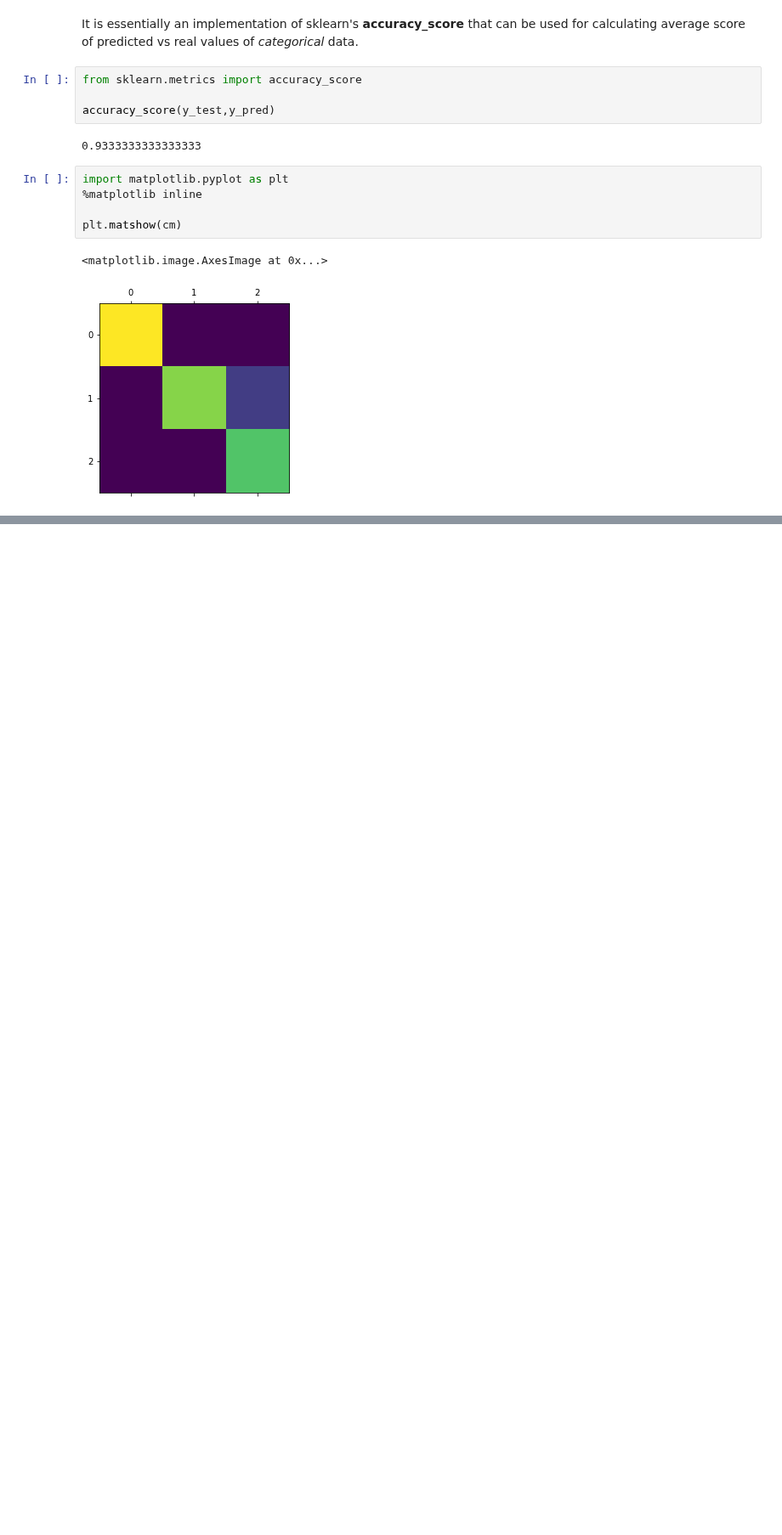
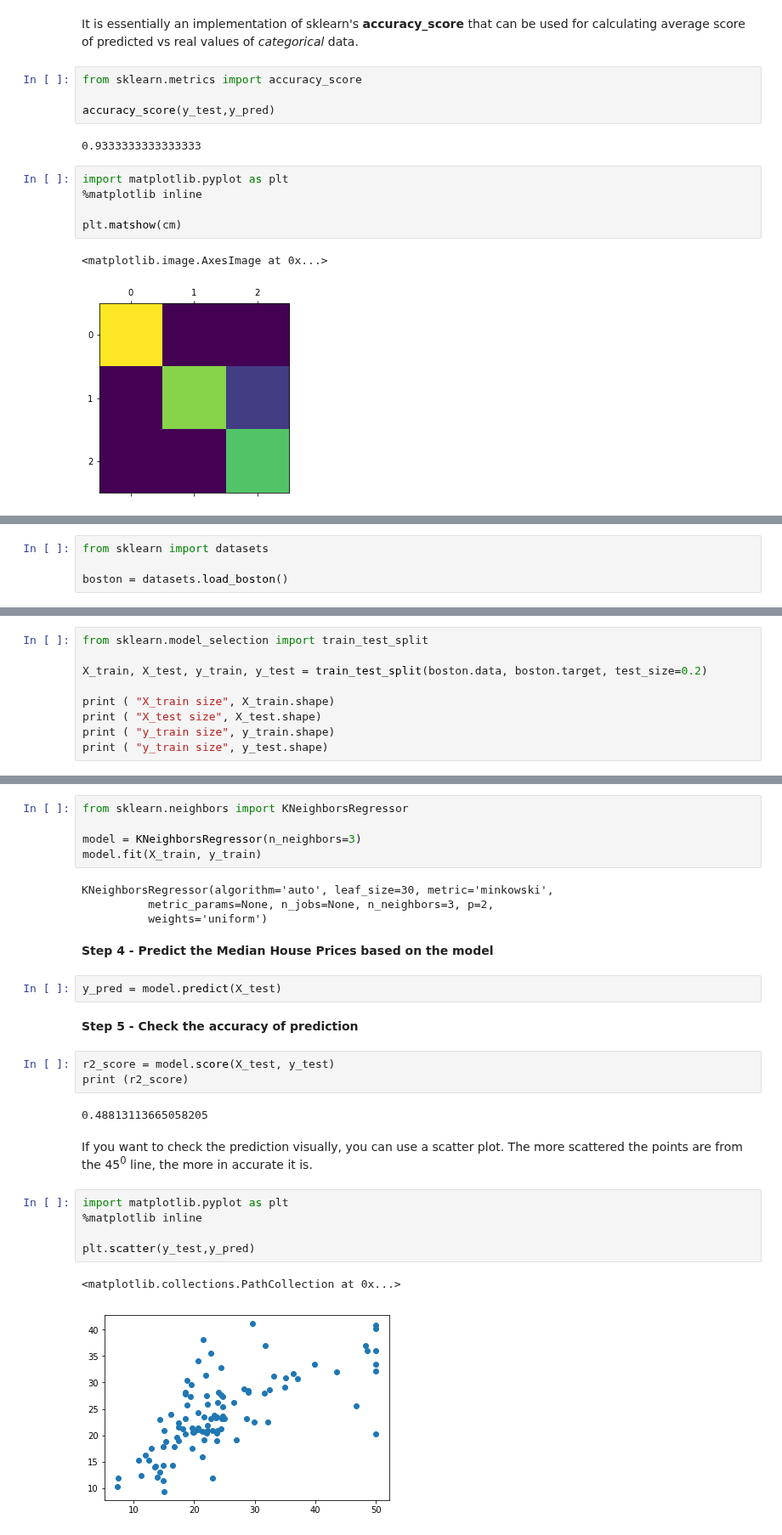
Before and after one commit to hotcode002/Machine-Learning-with-Python, a Jupyter notebook: week_2_math/day_9_classification/knn_classification.ipynb, the cells around one changed output, grey strips where cells are left out. Shown at 85% size. Cells and saved outputs as stored; diff of their text form; blank space fills up the shorter version.

```diff
--- a/week_2_math/day_9_classification/knn_classification.ipynb
+++ b/week_2_math/day_9_classification/knn_classification.ipynb
@@ -352,0 +414,4 @@ plt.matshow(cm)
+# %%
+from sklearn import datasets
+
+boston = datasets.load_boston()
@@ -352,0 +420,9 @@ plt.matshow(cm)
+# %%
+from sklearn.model_selection import train_test_split
+
+X_train, X_test, y_train, y_test = train_test_split(boston.data, boston.target, test_size=0.2)
+
+print ( "X_train size", X_train.shape)
+print ( "X_test size", X_test.shape)
+print ( "y_train size", y_train.shape)
+print ( "y_train size", y_test.shape)
@@ -352,0 +436,30 @@ plt.matshow(cm)
+# %%
+from sklearn.neighbors import KNeighborsRegressor
+
+model = KNeighborsRegressor(n_neighbors=3)
+model.fit(X_train, y_train)
+# %% [output]
+KNeighborsRegressor(algorithm='auto', leaf_size=30, metric='minkowski',
+          metric_params=None, n_jobs=None, n_neighbors=3, p=2,
+          weights='uniform')
+# %% [markdown]
+**Step 4 - Predict the Median House Prices based on the model**
+# %%
+y_pred = model.predict(X_test)
+# %% [markdown]
+**Step 5 - Check the accuracy of prediction**
+# %%
+r2_score = model.score(X_test, y_test)
+print (r2_score)
+# %% [output]
+0.48813113665058205
+# %% [markdown]
+If you want to check the prediction visually, you can use a scatter plot. The more scattered the points are from the 45<sup>0</sup> line, the more in accurate it is.
+# %%
+import matplotlib.pyplot as plt
+%matplotlib inline
+
+plt.scatter(y_test,y_pred)
+# %% [output]
+<matplotlib.collections.PathCollection at 0x...>
+[figure, added]
```
Also changed, not shown: parts of 60 cells of this notebook, 15 other files.
